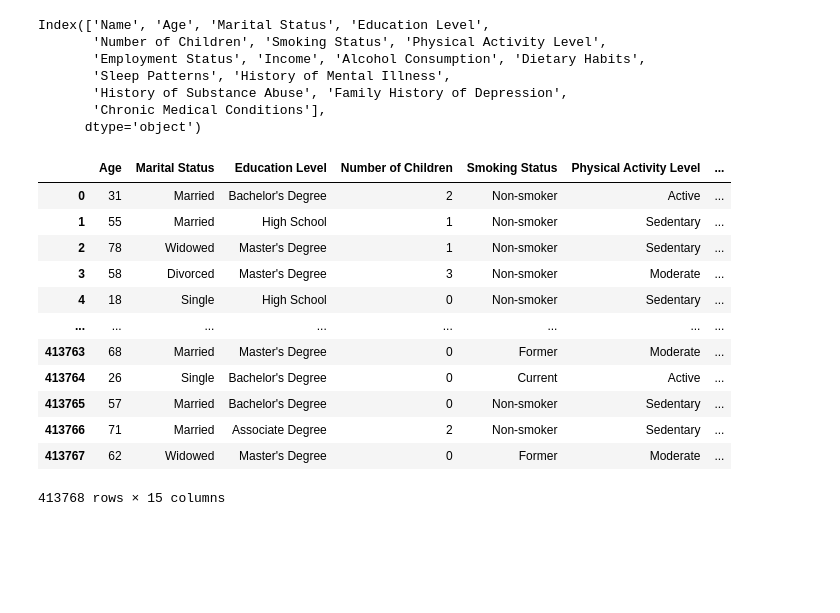
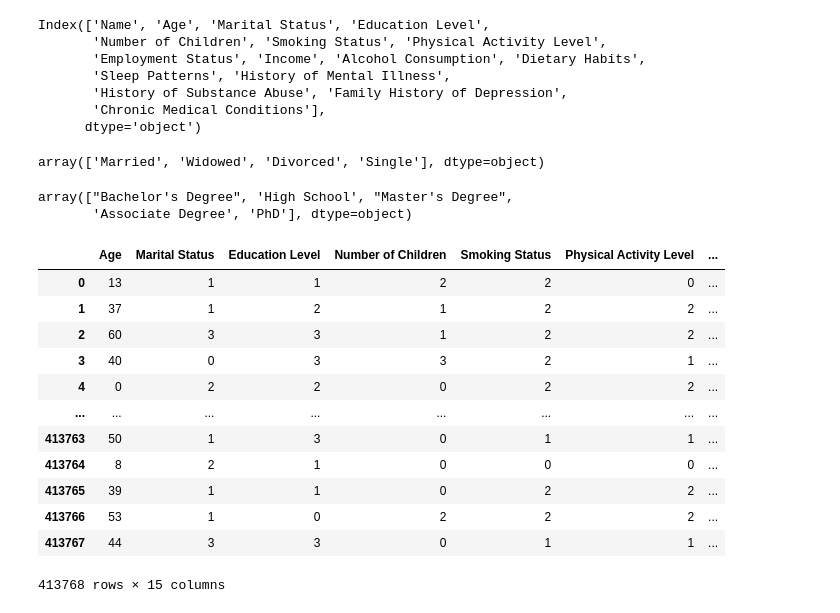
Before and after one commit to UjjwalRana12/Regression-ML, a Jupyter notebook: z_practice/depression.ipynb, the cells around one changed output. Saved outputs shown, nothing was run; the diff lists cells and outputs as text; code cells hidden in the pictures; blank space fills up the shorter version.

```diff
--- a/z_practice/depression.ipynb
+++ b/z_practice/depression.ipynb
@@ -98,19 +98,34 @@ Index(['Name', 'Age', 'Marital Status', 'Education Level',
       dtype='object')
 # %%
 dataset=dataset.drop(columns='Name',axis=1)
+# %%
+dataset['Marital Status'].unique()
+# %% [output]
+array(['Married', 'Widowed', 'Divorced', 'Single'], dtype=object)
+# %%
+dataset['Education Level'].unique()
+# %% [output]
+array(["Bachelor's Degree", 'High School', "Master's Degree",
+       'Associate Degree', 'PhD'], dtype=object)
+# %%
+from sklearn.preprocessing import LabelEncoder
+encoder=LabelEncoder()
+# %%
+for i in dataset.select_dtypes(exclude=['float64,float32,int64,int32']).columns:
+    dataset[i]=encoder.fit_transform(dataset[i])
 # %%
-dataset['']
+dataset
 # %% [output]
 |  | Age | Marital Status | Education Level | Number of Children | Smoking Status | Physical Activity Level | ... |
-| 0 | 31 | Married | Bachelor's Degree | 2 | Non-smoker | Active | ... |
-| 1 | 55 | Married | High School | 1 | Non-smoker | Sedentary | ... |
-| 2 | 78 | Widowed | Master's Degree | 1 | Non-smoker | Sedentary | ... |
-| 3 | 58 | Divorced | Master's Degree | 3 | Non-smoker | Moderate | ... |
-| 4 | 18 | Single | High School | 0 | Non-smoker | Sedentary | ... |
+| 0 | 13 | 1 | 1 | 2 | 2 | 0 | ... |
+| 1 | 37 | 1 | 2 | 1 | 2 | 2 | ... |
+| 2 | 60 | 3 | 3 | 1 | 2 | 2 | ... |
+| 3 | 40 | 0 | 3 | 3 | 2 | 1 | ... |
+| 4 | 0 | 2 | 2 | 0 | 2 | 2 | ... |
 | ... | ... | ... | ... | ... | ... | ... | ... |
-| 413763 | 68 | Married | Master's Degree | 0 | Former | Moderate | ... |
-| 413764 | 26 | Single | Bachelor's Degree | 0 | Current | Active | ... |
-| 413765 | 57 | Married | Bachelor's Degree | 0 | Non-smoker | Sedentary | ... |
-| 413766 | 71 | Married | Associate Degree | 2 | Non-smoker | Sedentary | ... |
-| 413767 | 62 | Widowed | Master's Degree | 0 | Former | Moderate | ... |
+| 413763 | 50 | 1 | 3 | 0 | 1 | 1 | ... |
+| 413764 | 8 | 2 | 1 | 0 | 0 | 0 | ... |
+| 413765 | 39 | 1 | 1 | 0 | 2 | 2 | ... |
+| 413766 | 53 | 1 | 0 | 2 | 2 | 2 | ... |
+| 413767 | 44 | 3 | 3 | 0 | 1 | 1 | ... |
 413768 rows × 15 columns
```
Also changed, not shown: parts of 11 cells of this notebook.
